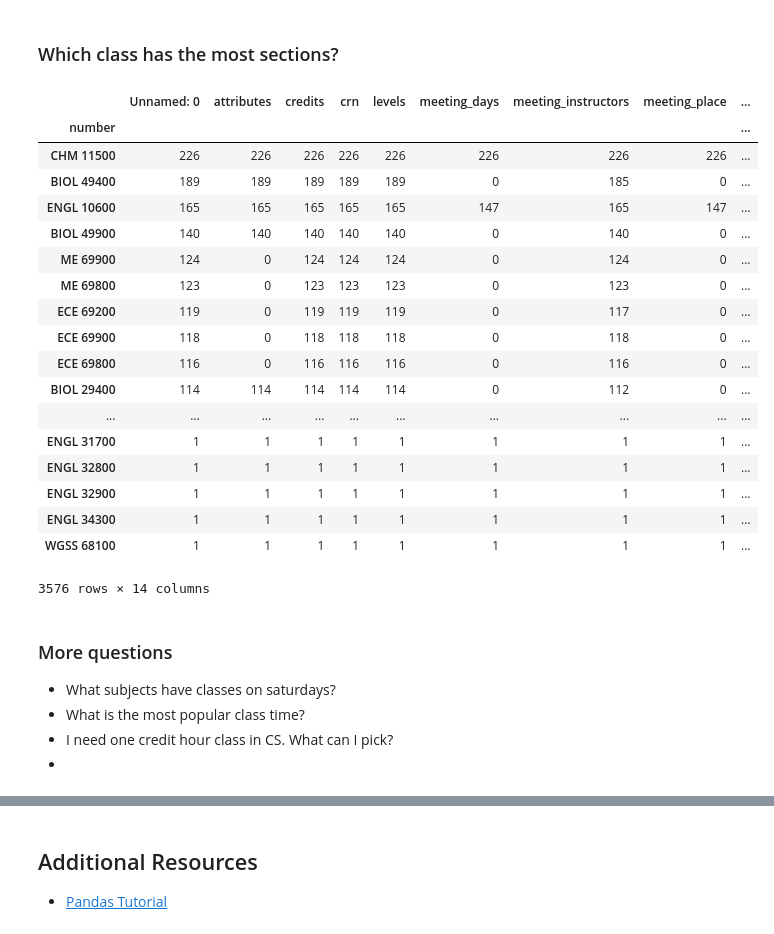
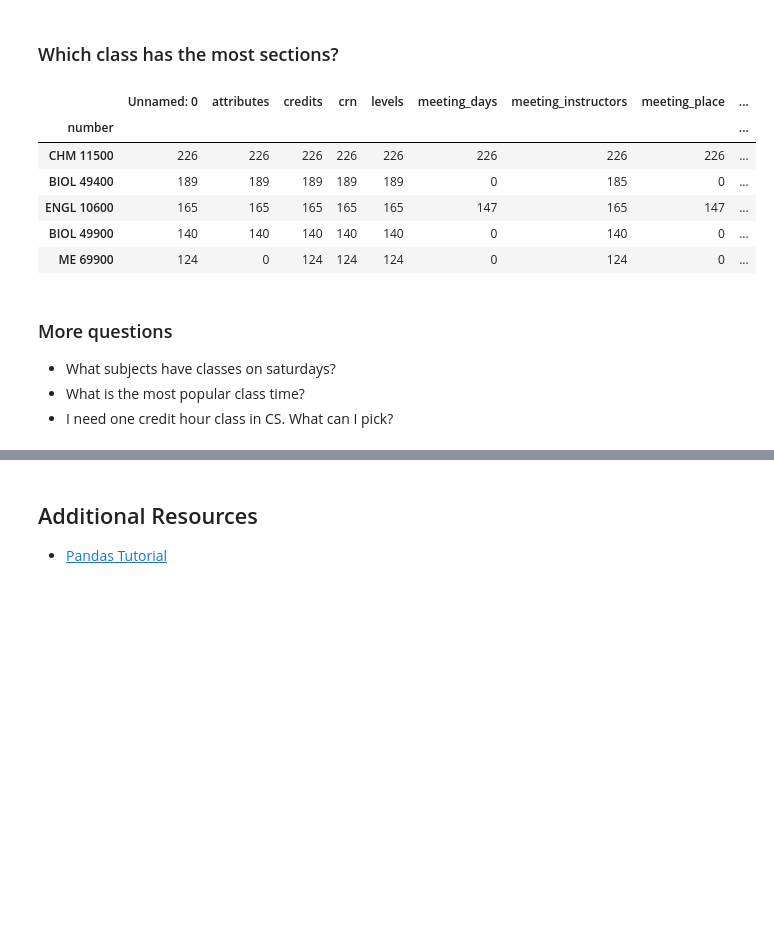
Before and after one commit to ML-Purdue/talks-and-workshops, a Jupyter notebook: 2019/Pandas and Numpy/PandasPresentation.ipynb, the cells around one changed output, grey strips where cells are left out. Saved outputs shown, nothing was run; the diff lists cells and outputs as text; code cells hidden in the pictures; blank space fills up the shorter version.

```diff
--- a/2019/Pandas and Numpy/PandasPresentation.ipynb
+++ b/2019/Pandas and Numpy/PandasPresentation.ipynb
@@ -122,31 +122,18 @@ dtype: int64
 # %% [markdown]
 ### Which class has the most sections?
 # %%
-df.groupby('number').agg('count').sort_values('title', ascending=False)
+df.groupby('number').agg('count').sort_values('title', ascending=False).head()
 # %% [output]
 |  | Unnamed: 0 | attributes | credits | crn | levels | meeting_days | meeting_instructors | meeting_place | ... |
 | number |  |  |  |  |  |  |  |  | ... |
 | CHM 11500 | 226 | 226 | 226 | 226 | 226 | 226 | 226 | 226 | ... |
 | BIOL 49400 | 189 | 189 | 189 | 189 | 189 | 0 | 185 | 0 | ... |
 | ENGL 10600 | 165 | 165 | 165 | 165 | 165 | 147 | 165 | 147 | ... |
 | BIOL 49900 | 140 | 140 | 140 | 140 | 140 | 0 | 140 | 0 | ... |
 | ME 69900 | 124 | 0 | 124 | 124 | 124 | 0 | 124 | 0 | ... |
-| ME 69800 | 123 | 0 | 123 | 123 | 123 | 0 | 123 | 0 | ... |
-| ECE 69200 | 119 | 0 | 119 | 119 | 119 | 0 | 117 | 0 | ... |
-| ECE 69900 | 118 | 0 | 118 | 118 | 118 | 0 | 118 | 0 | ... |
-| ECE 69800 | 116 | 0 | 116 | 116 | 116 | 0 | 116 | 0 | ... |
-| BIOL 29400 | 114 | 114 | 114 | 114 | 114 | 0 | 112 | 0 | ... |
-| ... | ... | ... | ... | ... | ... | ... | ... | ... | ... |
-| ENGL 31700 | 1 | 1 | 1 | 1 | 1 | 1 | 1 | 1 | ... |
-| ENGL 32800 | 1 | 1 | 1 | 1 | 1 | 1 | 1 | 1 | ... |
-| ENGL 32900 | 1 | 1 | 1 | 1 | 1 | 1 | 1 | 1 | ... |
-| ENGL 34300 | 1 | 1 | 1 | 1 | 1 | 1 | 1 | 1 | ... |
-| WGSS 68100 | 1 | 1 | 1 | 1 | 1 | 1 | 1 | 1 | ... |
-3576 rows × 14 columns
 # %% [markdown]
 ### More questions
 
 * What subjects have classes on saturdays?
 * What is the most popular class time?
 * I need one credit hour class in CS. What can I pick?
-*
```
Also changed, not shown: parts of 1 cell of this notebook.
